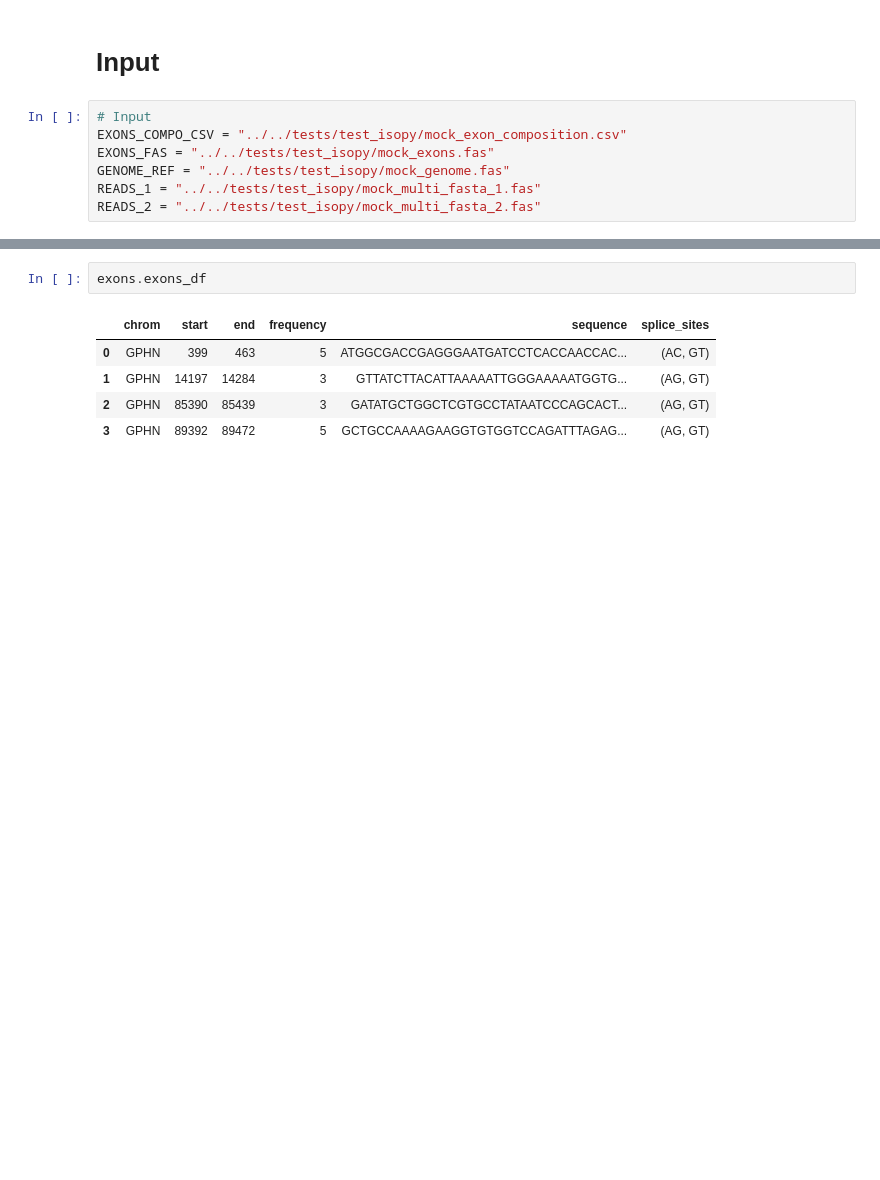
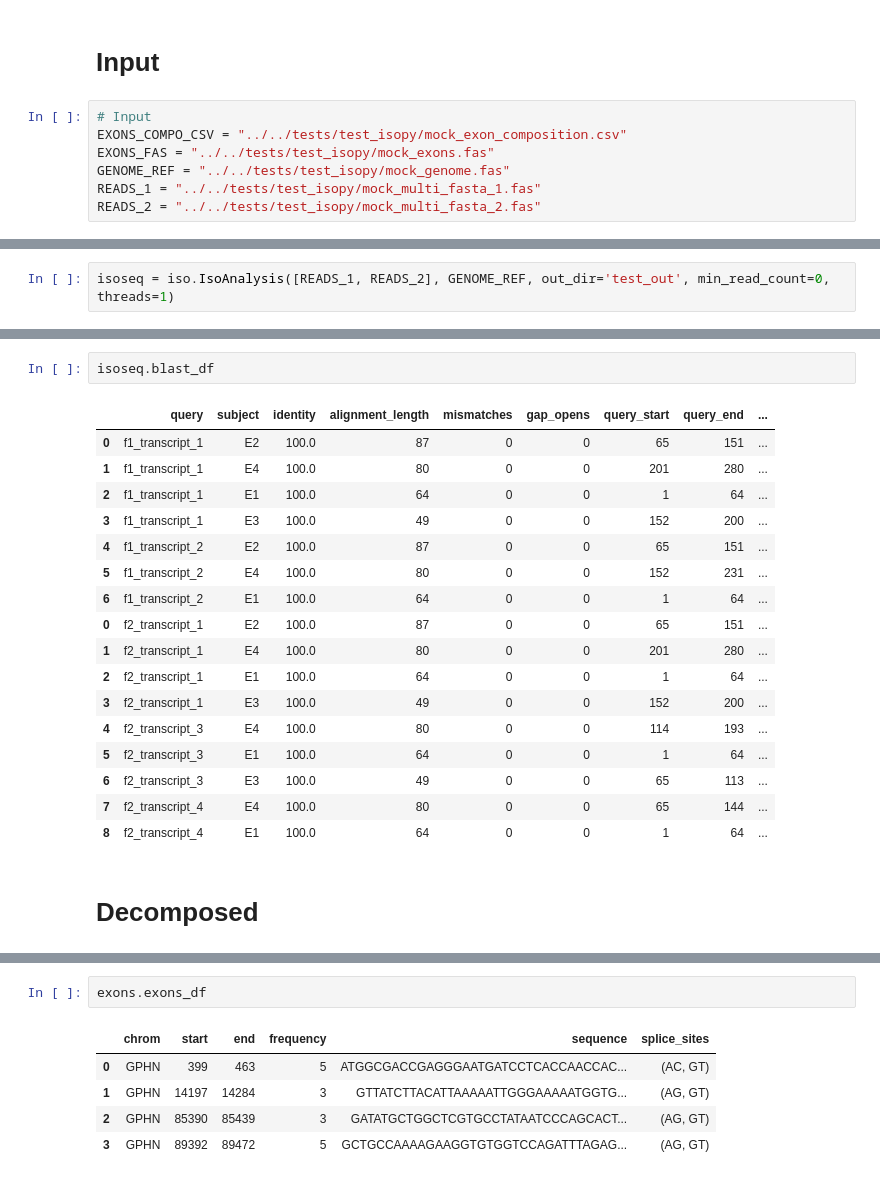
Before and after one commit to khourhin/isopy, a Jupyter notebook: isopy/notebooks/tutorial.ipynb, the cells around one changed output, grey strips where cells are left out. Drawn from its saved outputs; the diff is of its cells as text; blank space fills up the shorter version.

Commit message:
Adding interface for one step analysis + tutorial

```diff
--- a/isopy/notebooks/tutorial.ipynb
+++ b/isopy/notebooks/tutorial.ipynb
@@ -14,0 +17,2 @@ READS_2 = "../../tests/test_isopy/mock_multi_fasta_2.fas"
+# %%
+isoseq = iso.IsoAnalysis([READS_1, READS_2], GENOME_REF, out_dir='test_out', min_read_count=0, threads=1)
@@ -15 +81,23 @@ READS_2 = "../../tests/test_isopy/mock_multi_fasta_2.fas"
+# %%
+isoseq.blast_df
+# %% [output]
+|  | query | subject | identity | alignment_length | mismatches | gap_opens | query_start | query_end | ... |
+| 0 | f1_transcript_1 | E2 | 100.0 | 87 | 0 | 0 | 65 | 151 | ... |
+| 1 | f1_transcript_1 | E4 | 100.0 | 80 | 0 | 0 | 201 | 280 | ... |
+| 2 | f1_transcript_1 | E1 | 100.0 | 64 | 0 | 0 | 1 | 64 | ... |
+| 3 | f1_transcript_1 | E3 | 100.0 | 49 | 0 | 0 | 152 | 200 | ... |
+| 4 | f1_transcript_2 | E2 | 100.0 | 87 | 0 | 0 | 65 | 151 | ... |
+| 5 | f1_transcript_2 | E4 | 100.0 | 80 | 0 | 0 | 152 | 231 | ... |
+| 6 | f1_transcript_2 | E1 | 100.0 | 64 | 0 | 0 | 1 | 64 | ... |
+| 0 | f2_transcript_1 | E2 | 100.0 | 87 | 0 | 0 | 65 | 151 | ... |
+| 1 | f2_transcript_1 | E4 | 100.0 | 80 | 0 | 0 | 201 | 280 | ... |
+| 2 | f2_transcript_1 | E1 | 100.0 | 64 | 0 | 0 | 1 | 64 | ... |
+| 3 | f2_transcript_1 | E3 | 100.0 | 49 | 0 | 0 | 152 | 200 | ... |
+| 4 | f2_transcript_3 | E4 | 100.0 | 80 | 0 | 0 | 114 | 193 | ... |
+| 5 | f2_transcript_3 | E1 | 100.0 | 64 | 0 | 0 | 1 | 64 | ... |
+| 6 | f2_transcript_3 | E3 | 100.0 | 49 | 0 | 0 | 65 | 113 | ... |
+| 7 | f2_transcript_4 | E4 | 100.0 | 80 | 0 | 0 | 65 | 144 | ... |
+| 8 | f2_transcript_4 | E1 | 100.0 | 64 | 0 | 0 | 1 | 64 | ... |
+# %% [markdown]
+# Decomposed
 # %%
```
Also changed, not shown: parts of 9 cells of this notebook, 1 other file.
